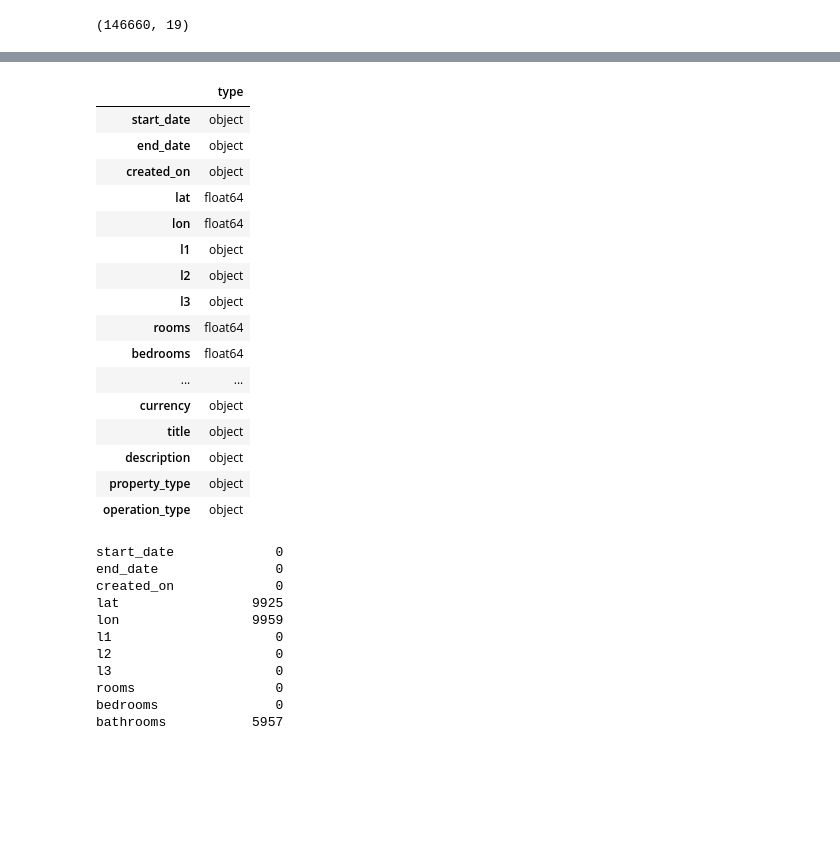
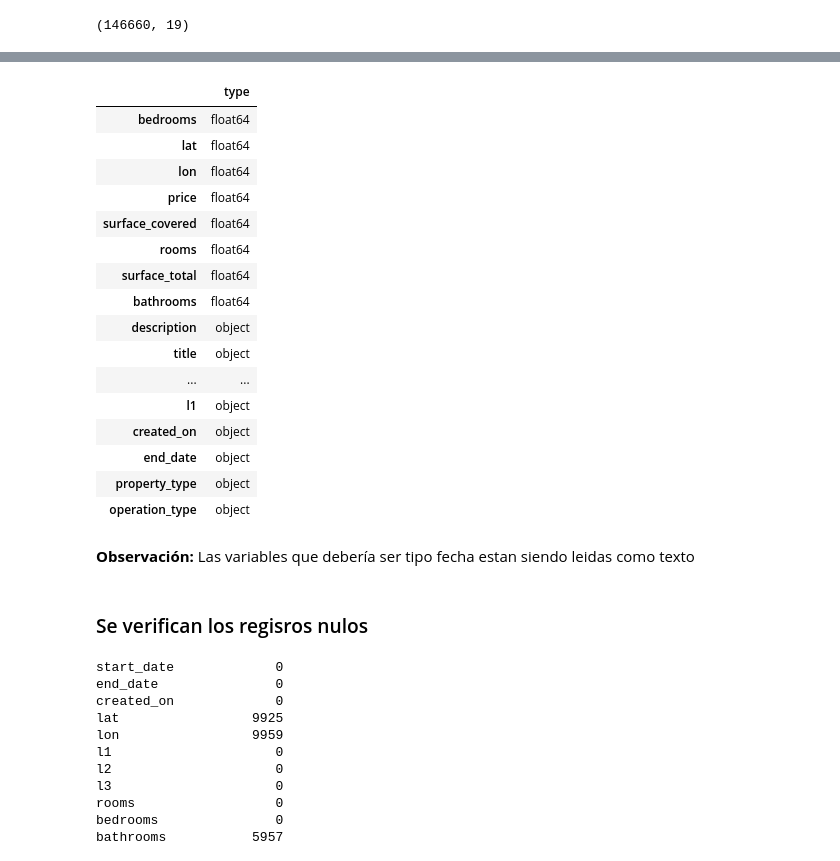
Before and after one commit to DLesmes/Dlesmes.github.io, a Jupyter notebook: PruebaTecnicaAntivirus_Rta.ipynb, the cells around one changed output, grey strips where cells are left out. Saved outputs shown, nothing was run; the diff lists cells and outputs as text; code cells hidden in the pictures; blank space fills up the shorter version.

```diff
--- a/PruebaTecnicaAntivirus_Rta.ipynb
+++ b/PruebaTecnicaAntivirus_Rta.ipynb
@@ -53,5 +63,5 @@ import matplotlib.pyplot as plt
 # %%
-df = pd.read_csv(io.BytesIO(data_to_load['DS_Proyecto_01_Datos_Properati.csv']))
+df = pd.read_csv('DS_Proyecto_01_Datos_Properati.csv')
 df.head()
 # %% [output]
 |  | start_date | end_date | created_on | lat | lon | l1 | l2 | l3 | rooms | bedrooms | ... |
@@ -79,27 +88,31 @@ df.columns
 # %%
 features = pd.DataFrame(df.dtypes)
 features.columns = ['type']
-features_f = features[features['type'] == 'float64']
-features_o = features[features['type'] == 'object']
-features
+features_f = features[features['type'] == 'float64'].index
+features_o = features[features['type'] == 'object'].index
+features.sort_values('type')
 # %% [output]
 |  | type |
-| start_date | object |
-| end_date | object |
-| created_on | object |
+| bedrooms | float64 |
 | lat | float64 |
 | lon | float64 |
+| price | float64 |
+| surface_covered | float64 |
+| rooms | float64 |
+| surface_total | float64 |
+| bathrooms | float64 |
+| description | object |
+| title | object |
+| ... | ... |
 | l1 | object |
-| l2 | object |
-| l3 | object |
-| rooms | float64 |
-| bedrooms | float64 |
-| ... | ... |
-| currency | object |
-| title | object |
-| description | object |
+| created_on | object |
+| end_date | object |
 | property_type | object |
 | operation_type | object |
+# %% [markdown]
+**Observación:** Las variables que debería ser tipo fecha estan siendo leidas como texto
+# %% [markdown]
+### Se verifican los regisros nulos
 # %%
 df.isnull().sum()
 # %% [output]
```
Also changed, not shown: parts of 106 cells of this notebook.
